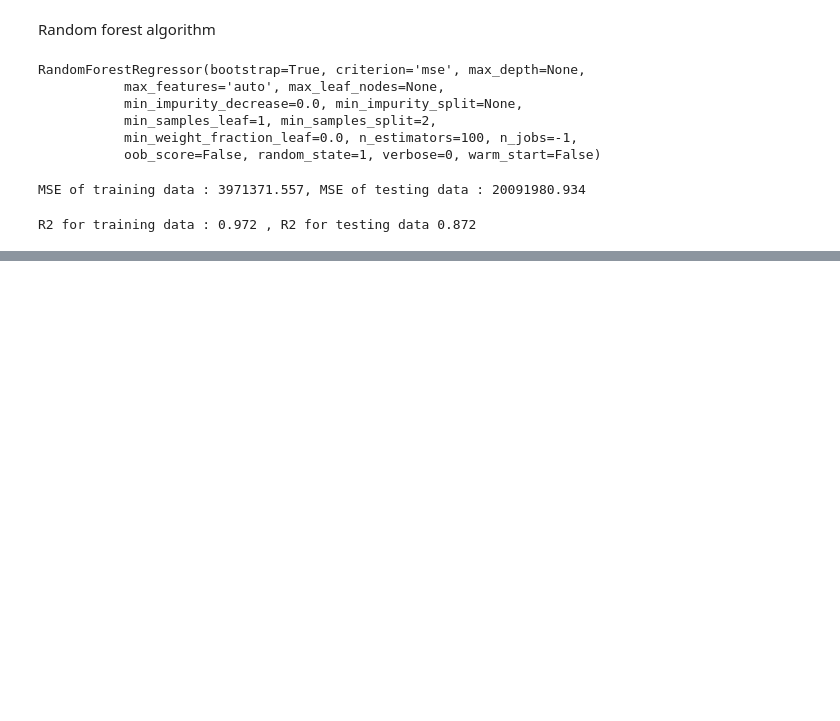
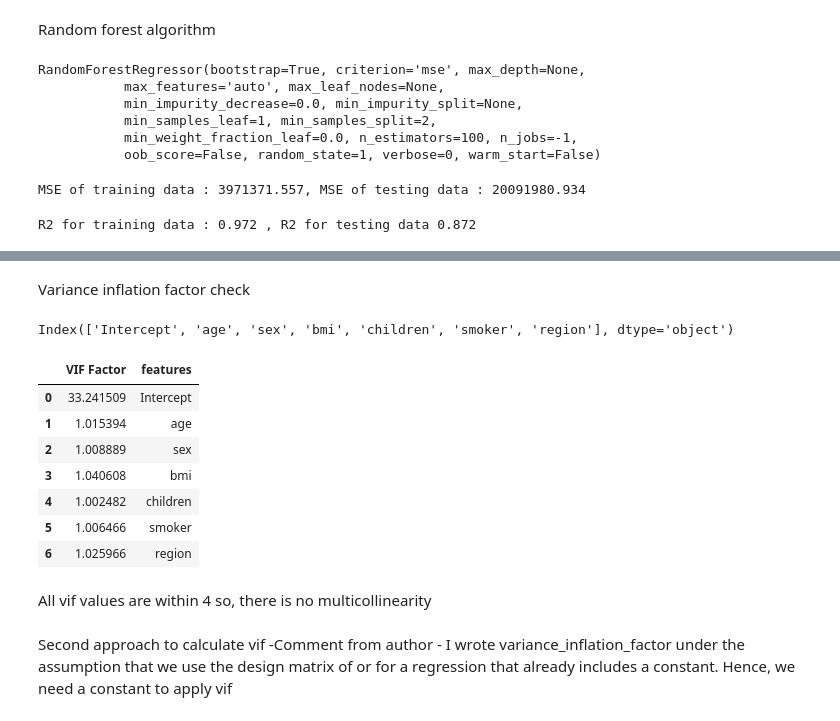
Before and after one commit to saranyashalya/Python, a Jupyter notebook: Insurance_Charge_Prediction_Regression_Py.ipynb, the cells around one changed output, grey strips where cells are left out. Drawn from its saved outputs; the diff is of its cells as text; code cells hidden in the pictures; blank space fills up the shorter version.

```diff
--- a/Insurance_Charge_Prediction_Regression_Py.ipynb
+++ b/Insurance_Charge_Prediction_Regression_Py.ipynb
@@ -197,0 +222,2 @@ R2 for training data : 0.972 , R2 for testing data 0.872
+# %% [markdown]
+Variance inflation factor check
@@ -197,0 +228,29 @@ R2 for training data : 0.972 , R2 for testing data 0.872
+# %%
+features = "+".join(df.drop(['charges'], axis =1).columns)
+
+# get y and X dataframes based on this regression:
+y, X = dmatrices('charges ~' + features, df, return_type='dataframe')
+# %%
+vif = pd.DataFrame()
+vif['VIF Factor'] = [variance_inflation_factor(X.values, i) for i in range(X.shape[1])]
+# %%
+vif['features'] = X.columns
+# %%
+X.columns
+# %% [output]
+Index(['Intercept', 'age', 'sex', 'bmi', 'children', 'smoker', 'region'], dtype='object')
+# %%
+vif
+# %% [output]
+|  | VIF Factor | features |
+| 0 | 33.241509 | Intercept |
+| 1 | 1.015394 | age |
+| 2 | 1.008889 | sex |
+| 3 | 1.040608 | bmi |
+| 4 | 1.002482 | children |
+| 5 | 1.006466 | smoker |
+| 6 | 1.025966 | region |
+# %% [markdown]
+All vif values are within 4 so, there is no multicollinearity
+# %% [markdown]
+Second approach to calculate vif -Comment from author - I wrote variance_inflation_factor under the assumption that we use the design matrix of or for a regression that already includes a constant. Hence, we need a constant to apply vif
```
Also changed, not shown: parts of 26 cells of this notebook.
